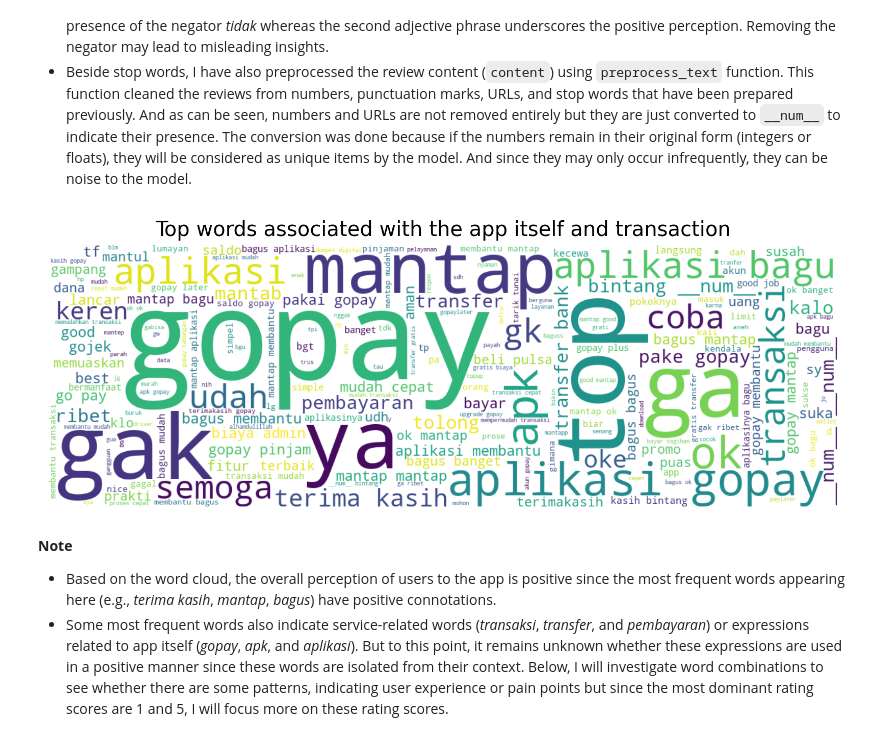
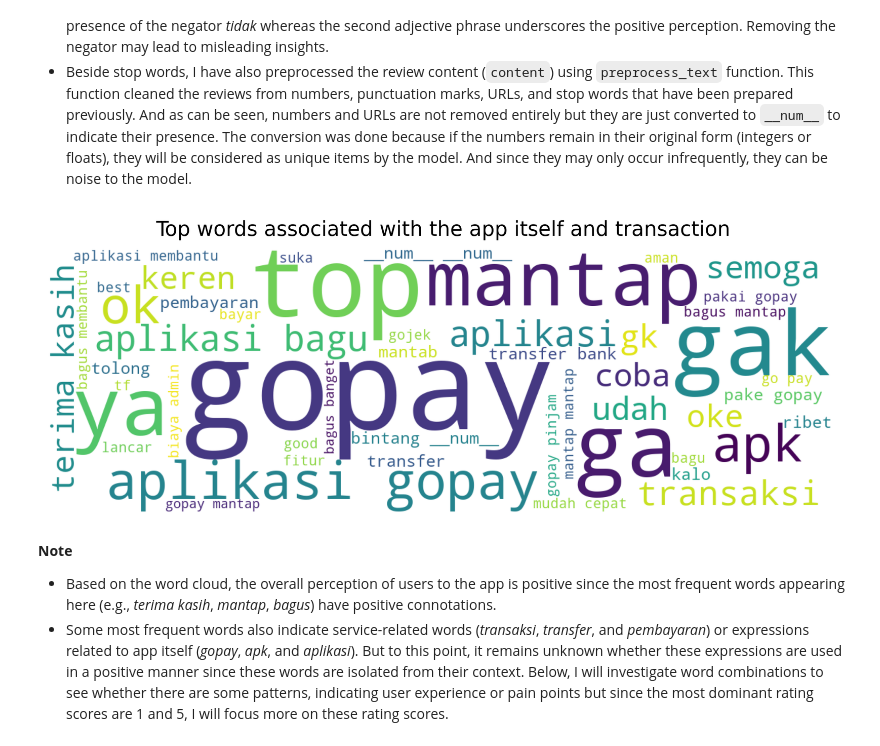
Before and after one commit to LingAdeu/key-themes-in-user-reviews, a Jupyter notebook: notebook/01_Data-Analysis.ipynb, the cells around one changed output. Drawn from its saved outputs; the diff is of its cells as text; code cells hidden in the pictures.

```diff
--- a/notebook/01_Data-Analysis.ipynb
+++ b/notebook/01_Data-Analysis.ipynb
@@ -590,18 +582,18 @@ df4['tokens'] = df4['content'].apply(tokenize_text)
 # %%
 # flatten the list of tokens into a single string
 all_tokens = ' '.join([' '.join([word for word in tokens if word not in stop_words]) for tokens in df4['tokens']])
 
 # create the word cloud object
-wordcloud = WordCloud(width=1200, height=400, background_color='white').generate(all_tokens)
+wordcloud = WordCloud(width=1200, height=400, background_color='white', max_words=50).generate(all_tokens)
 
 # Plot the word cloud
-plt.figure(figsize=(10, 5), dpi=200)
+plt.figure(figsize=(10, 5), dpi=300)
 plt.imshow(wordcloud, interpolation='bilinear')
-plt.title('Top words associated with the app itself and transaction')
+plt.title('Top words associated with the app itself and transaction', y=1.02)
 plt.axis('off')
 plt.show()
 # %% [output]
-[figure, old version]
+[figure, new version]
 # %% [markdown]
 **Note**
 - Based on the word cloud, the overall perception of users to the app is positive since the most frequent words appearing here (e.g., *terima kasih*, *mantap*, *bagus*) have positive connotations.
```
Also changed, not shown: parts of 7 cells of this notebook, 1 other file.
